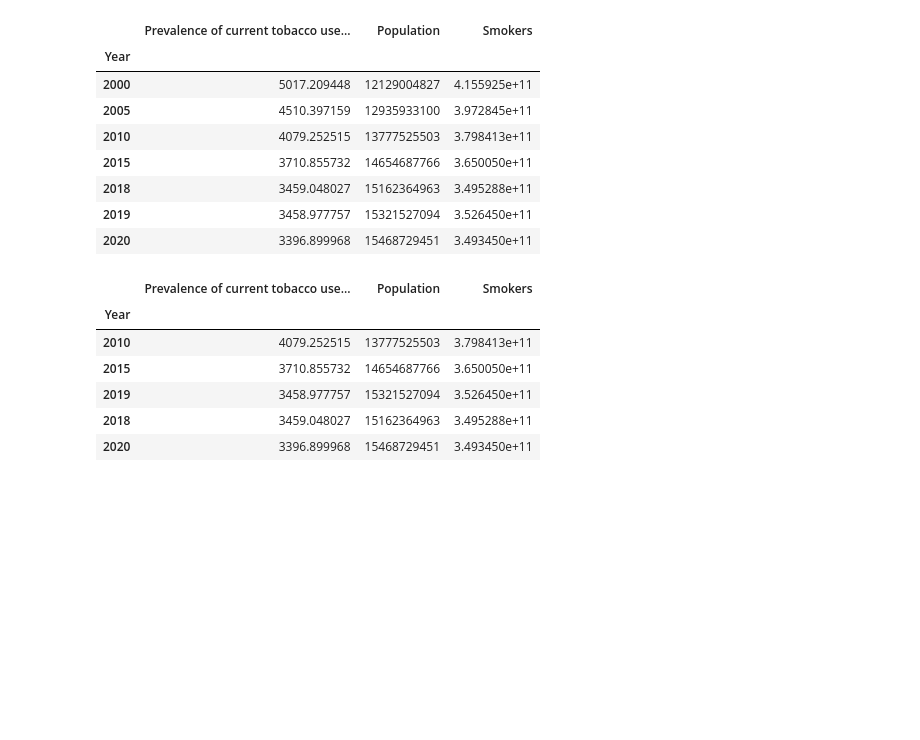
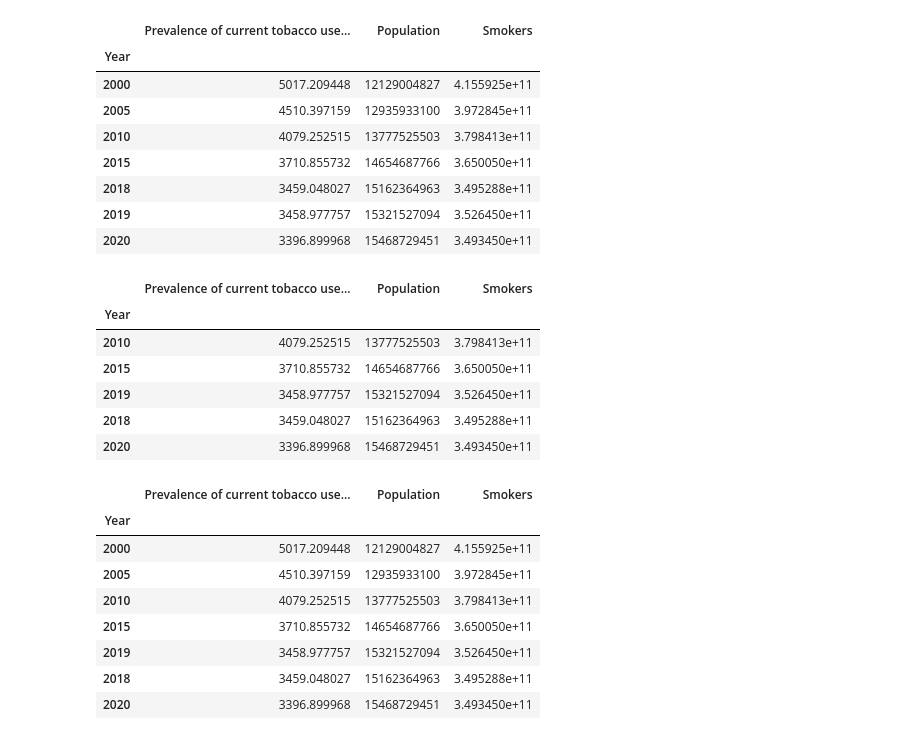
Before and after one commit to Fernanda-Bley/IIC2026-Grupo-3, a Jupyter notebook: InvestigacionMaximos/mayor-fumadores.ipynb, the cells around one changed output. Saved outputs shown, nothing was run; the diff lists cells and outputs as text; code cells hidden in the pictures; blank space fills up the shorter version.

```diff
--- a/InvestigacionMaximos/mayor-fumadores.ipynb
+++ b/InvestigacionMaximos/mayor-fumadores.ipynb
@@ -141,3 +144,15 @@ yearly_popu.tail(5)
 | 2019 | 3458.977757 | 15321527094 | 3.526450e+11 |
 | 2018 | 3459.048027 | 15162364963 | 3.495288e+11 |
 | 2020 | 3396.899968 | 15468729451 | 3.493450e+11 |
+# %%
+yearly_popu
+# %% [output]
+|  | Prevalence of current tobacco use... | Population | Smokers |
+| Year |  |  |  |
+| 2000 | 5017.209448 | 12129004827 | 4.155925e+11 |
+| 2005 | 4510.397159 | 12935933100 | 3.972845e+11 |
+| 2010 | 4079.252515 | 13777525503 | 3.798413e+11 |
+| 2015 | 3710.855732 | 14654687766 | 3.650050e+11 |
+| 2019 | 3458.977757 | 15321527094 | 3.526450e+11 |
+| 2018 | 3459.048027 | 15162364963 | 3.495288e+11 |
+| 2020 | 3396.899968 | 15468729451 | 3.493450e+11 |
```
Also changed, not shown: parts of 2 cells of this notebook, 3 other files.
